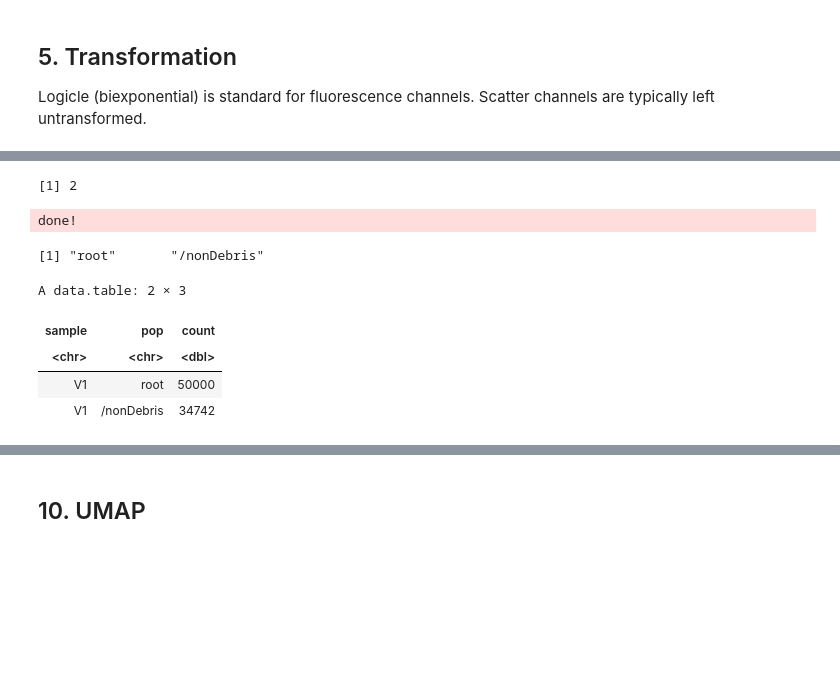
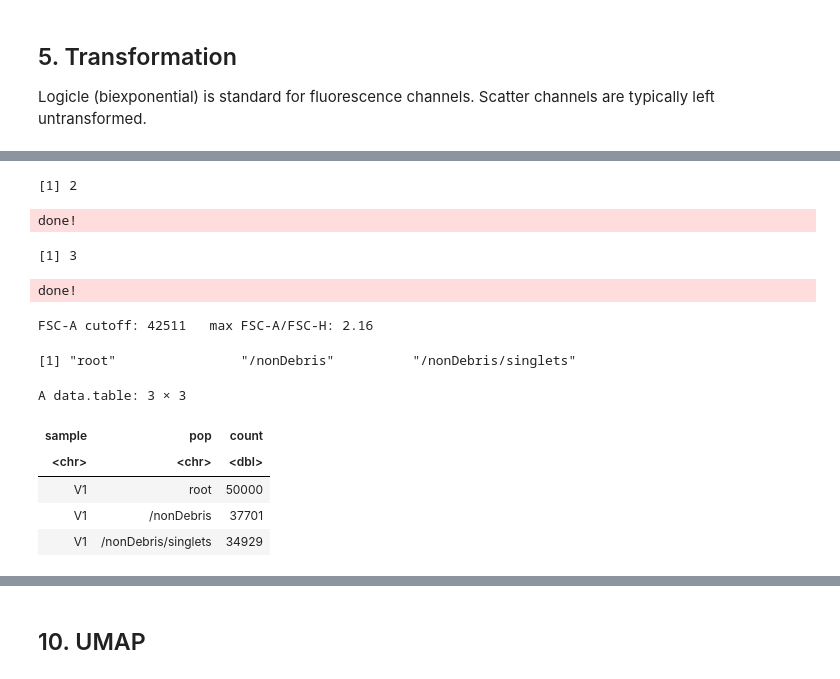
Before and after one commit to cgenomicslab/flow, a Jupyter notebook: notebooks/02_single_fcs_analysis.ipynb, the cells around one changed output, grey strips where cells are left out. Drawn from its saved outputs; the diff is of its cells as text; code cells hidden in the pictures; blank space fills up the shorter version.

```diff
--- a/notebooks/02_single_fcs_analysis.ipynb
+++ b/notebooks/02_single_fcs_analysis.ipynb
@@ -179,27 +188,50 @@ p2 + p1
 # %%
 # Create a GatingSet from the flowFrame
 gs <- GatingSet(flowSet(ff_trans))
 
-# Gate 1: Scatter gate (debris removal)
-# -- Adjust coordinates to your data --
+# Gate 1: debris and saturated events
+# -- Check gate_range and the resulting cutoff against the plots below --
+scatter_max <- max(as.numeric(pData(parameters(ff_trans))$maxRange))
+fsc_min <- as.numeric(openCyto::gate_mindensity(ff_trans, channel = "FSC-A",
+                                                gate_range = c(1e4, 1e5))@min["FSC-A"])
 scatter_gate <- rectangleGate(
     filterId = "nonDebris",
-    "FSC-A" = c(50000, 250000),
-    "SSC-A" = c(5000, 200000)
+    "FSC-A" = c(fsc_min, scatter_max - 1),
+    "SSC-A" = c(0, scatter_max - 1)
 )
-
 gs_pop_add(gs, scatter_gate, parent = "root")
 recompute(gs)
 
+# Gate 2: singlets, FSC-A / FSC-H no higher than median + 3 MAD of the parent
+parent_df <- as.data.frame(exprs(gs_pop_get_data(gs, "nonDebris")[[1]]))
+area_height <- parent_df$`FSC-A` / pmax(parent_df$`FSC-H`, 1)
+ratio_max <- median(area_height) + 3 * mad(area_height)
+
+singlet_gate <- polygonGate(
+    filterId = "singlets",
+    .gate = matrix(c(0, 0,
+                     scatter_max, scatter_max / ratio_max,
+                     scatter_max, scatter_max,
+                     0, scatter_max),
+                   ncol = 2, byrow = TRUE, dimnames = list(NULL, c("FSC-A", "FSC-H")))
+)
+gs_pop_add(gs, singlet_gate, parent = "nonDebris")
+recompute(gs)
+
+cat(sprintf("FSC-A cutoff: %.0f   max FSC-A/FSC-H: %.2f\n", fsc_min, ratio_max))
 gs_get_pop_paths(gs)
 gs_pop_get_stats(gs)
 # %% [output]
 [1] 2
 done!
-[1] "root"       "/nonDebris"
+[1] 3
-A data.table: 2 × 3
+done!
+FSC-A cutoff: 42511   max FSC-A/FSC-H: 2.16
+[1] "root"                "/nonDebris"          "/nonDebris/singlets"
+A data.table: 3 × 3
 | sample | pop | count |
 | <chr> | <chr> | <dbl> |
 | V1 | root | 50000 |
-| V1 | /nonDebris | 34742 |
+| V1 | /nonDebris | 37701 |
+| V1 | /nonDebris/singlets | 34929 |
 # %%
```
Also changed, not shown: parts of 18 cells of this notebook, 11 other files.
